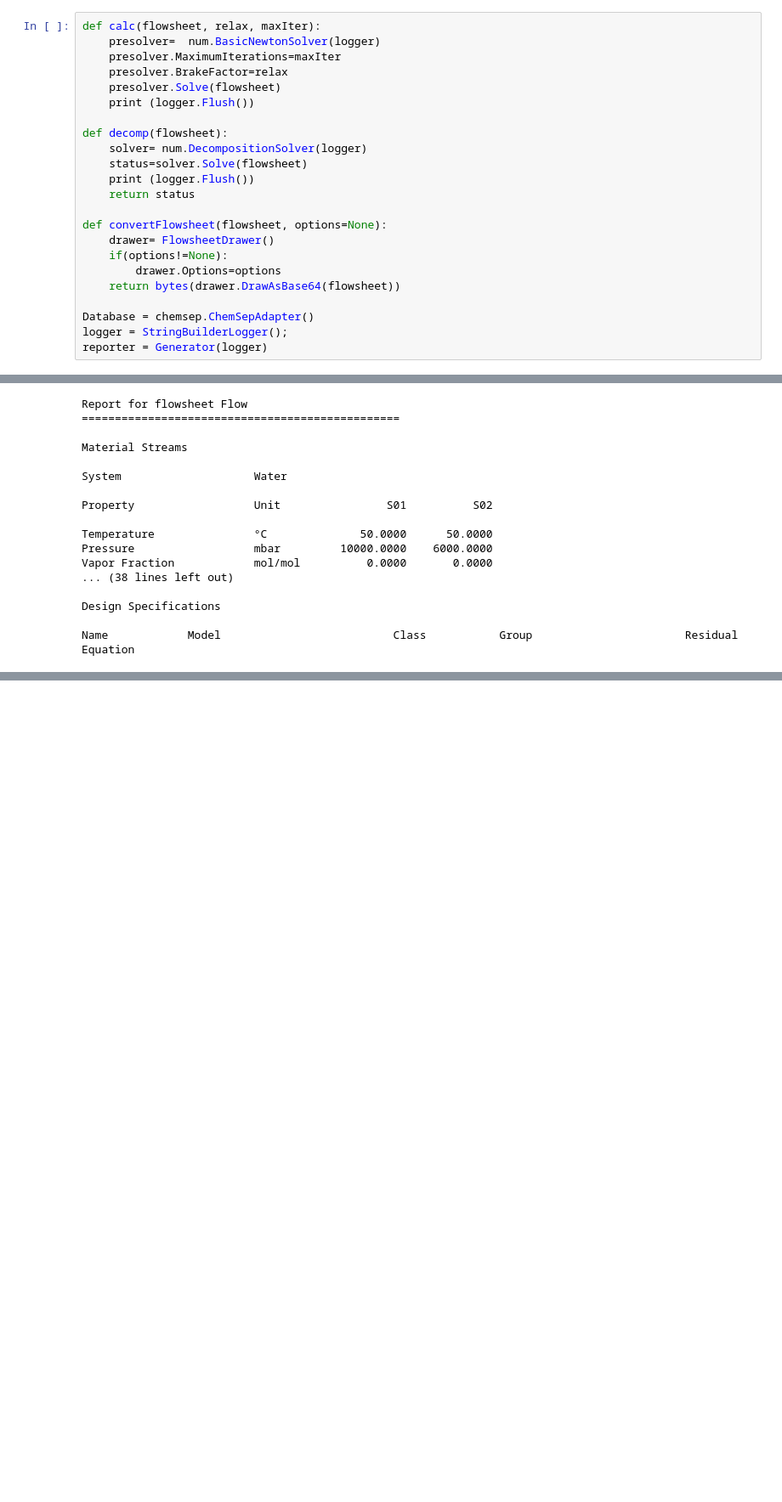
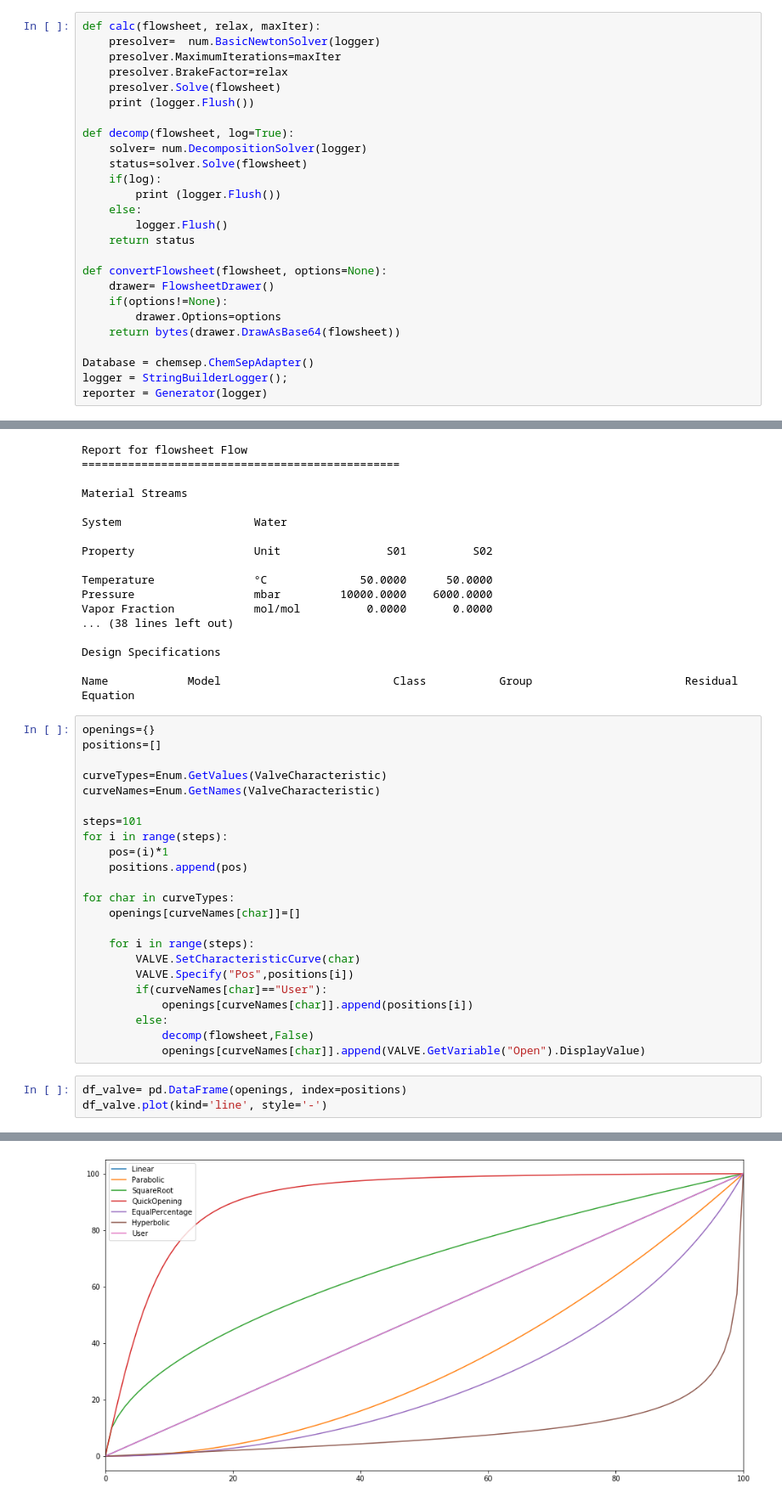
Before and after one commit to Nukleon84/MiniSim, a Jupyter notebook: doc/ValveExample.ipynb, the cells around one changed output, grey strips where cells are left out. Shown: that part at 85% size. Saved outputs shown, nothing was run; the diff lists cells and outputs as text; blank space fills up the shorter version.

Commit message:
Update ValveExample.ipynb
Added characteristic curve analysis

```diff
--- a/doc/ValveExample.ipynb
+++ b/doc/ValveExample.ipynb
@@ -30,10 +30,13 @@ def calc(flowsheet, relax, maxIter):
     presolver.Solve(flowsheet)
     print (logger.Flush())
 
-def decomp(flowsheet):
+def decomp(flowsheet, log=True):
     solver= num.DecompositionSolver(logger)
     status=solver.Solve(flowsheet)
-    print (logger.Flush())
+    if(log):
+        print (logger.Flush())
+    else:
+        logger.Flush()
     return status
 
 def convertFlowsheet(flowsheet, options=None):
@@ -131,3 +134,30 @@ Vapor Fraction            mol/mol          0.0000       0.0000
 Design Specifications
 
 Name            Model                          Class           Group                       Residual Equation
+# %%
+openings={}
+positions=[]
+
+curveTypes=Enum.GetValues(ValveCharacteristic)
+curveNames=Enum.GetNames(ValveCharacteristic)
+
+steps=101
+for i in range(steps):
+    pos=(i)*1
+    positions.append(pos)
+
+for char in curveTypes:
+    openings[curveNames[char]]=[]
+
+    for i in range(steps):
+        VALVE.SetCharacteristicCurve(char)
+        VALVE.Specify("Pos",positions[i])
+        if(curveNames[char]=="User"):
+            openings[curveNames[char]].append(positions[i])
+        else:
+            decomp(flowsheet,False)
+            openings[curveNames[char]].append(VALVE.GetVariable("Open").DisplayValue)
+# %%
+df_valve= pd.DataFrame(openings, index=positions)
+df_valve.plot(kind='line', style='-')
+# %% [output]
@@ -133,0 +165 @@ Name            Model                          Class           Group
+[figure, added]
```
Also changed, not shown: parts of 3 cells of this notebook.
